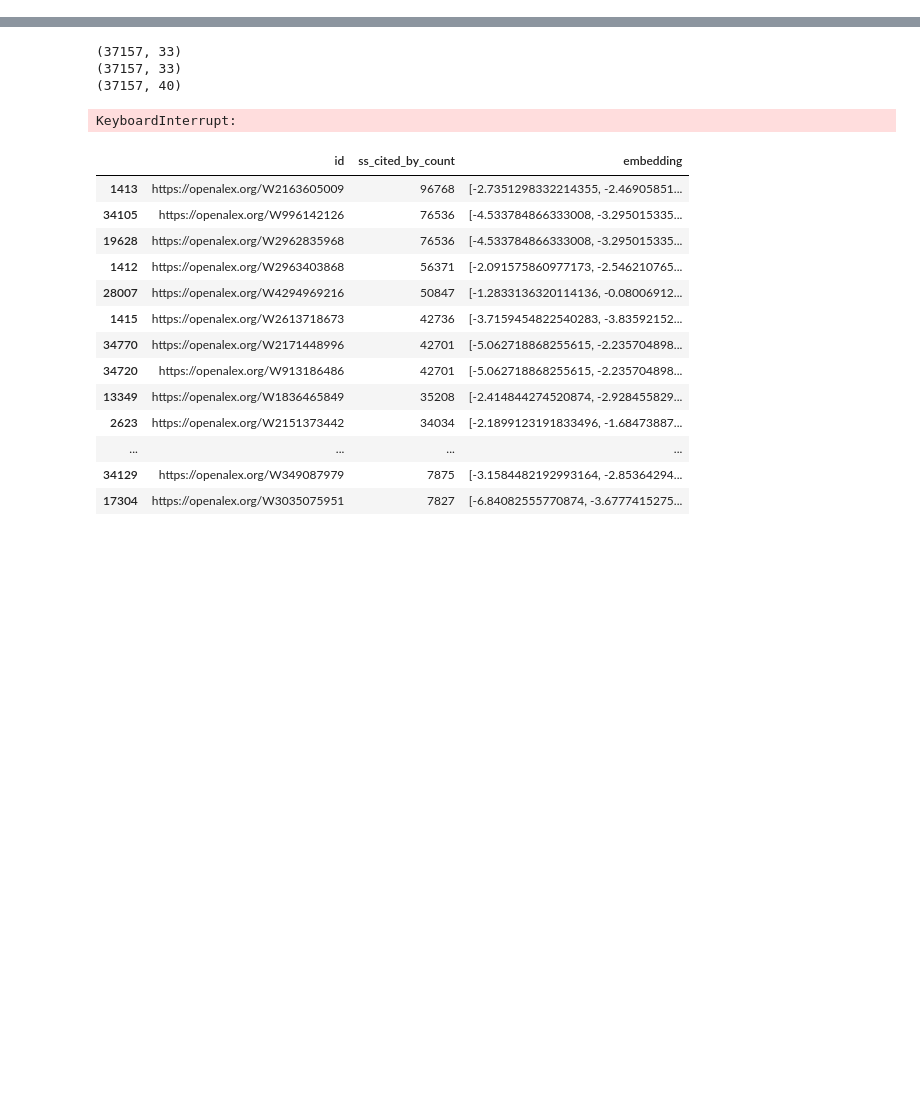
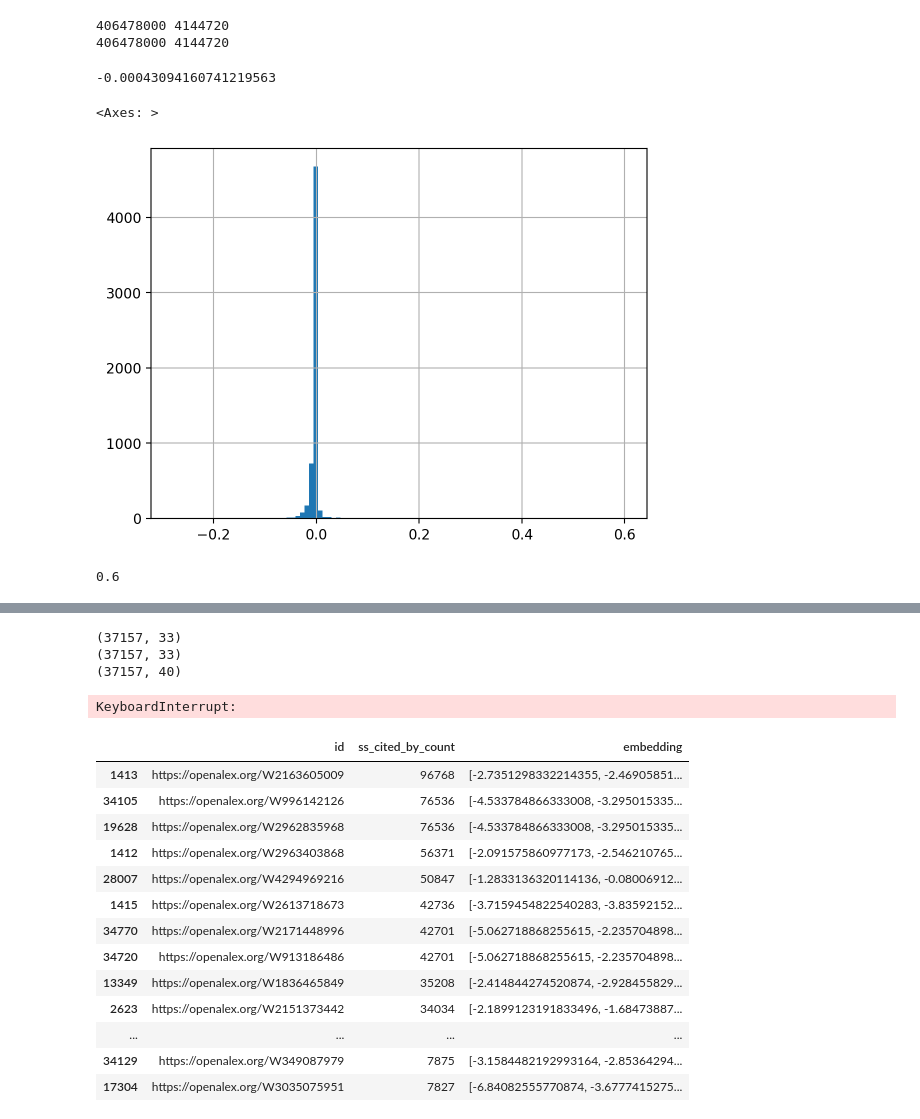
Before and after one commit to patrickmineault/neuroai-tree, a Jupyter notebook: scripts/View Influence Over Time.ipynb, the cells around one changed output, grey strips where cells are left out. Drawn from its saved outputs; the diff is of its cells as text; code cells hidden in the pictures; blank space fills up the shorter version.

```diff
--- a/scripts/View Influence Over Time.ipynb
+++ b/scripts/View Influence Over Time.ipynb
@@ -6,0 +39,79 @@ import matplotlib.pyplot as plt
+# %%
+# Cross-reference everything.
+print(sum([len(x) for x in ancestors]), sum([len(x) for x in children]))
+for key, value in children.items():
+    for child in value:
+        ancestors[child].add(key)
+
+for key, value in ancestors.items():
+    for ancestor in value:
+        children[ancestor].add(key)
+
+print(sum([len(x) for x in ancestors]), sum([len(x) for x in children]))
+# %% [output]
+406478000 4144720
+406478000 4144720
+# %%
+# Compare the results of the CD index calculation with those from
+# the official CD index implementation from PyPI
+# https://pypi.org/project/cd-index/
+
+import cdindex
+import datetime
+
+focus = "f018a49848ebd7a87c054634cdf9c4b67c89cbbf"
+
+# Build up the graph enough to calculate the CD index.
+# We need only the parents and children of the focus paper and the children of the parents.
+pyvertices = [{"name": focus, "time": citation_graph['dates'][focus]}]
+pyedges = []
+
+for child in citation_graph['children'][focus]:
+    if child is None:
+        continue
+    pyvertices.append({"name": child, "time": citation_graph['dates'][child]})
+    pyedges.append({"source": focus, "target": child})
+
+for parent in citation_graph['ancestors'][focus]:
+    if parent is None:
+        continue
+    pyvertices.append({"name": parent, "time": citation_graph['dates'][parent]})
+    pyedges.append({"source": parent, "target": focus})
+    for child in citation_graph['children'][parent]:
+        if child is None:
+            continue
+        pyvertices.append({"name": child, "time": citation_graph['dates'][child]})
+        if child != focus:
+            pyedges.append({"source": parent, "target": child})
+
+graph = cdindex.Graph()
+# add vertices
+duplicates = 0
+for vertex in pyvertices:
+    try:
+        graph.add_vertex(vertex["name"], cdindex.timestamp_from_datetime(vertex["time"]))
+    except ValueError:
+        duplicates += 1
+        continue
+
+# add edges
+for edge in pyedges:
+    try:
+        graph.add_edge(edge["target"], edge["source"])
+    except ValueError:
+        print(edge["source"], edge["target"])
+        continue
+
+the_cd_index = graph.cdindex(focus, int(datetime.timedelta(days=365 * 5+10).total_seconds()))
+the_cd_index
+# %% [output]
+-0.00043094160741219563
+# %%
+df_cd_index[df_cd_index.cd_index < 1.0].cd_index.hist(bins=100)
+# %% [output]
+<Axes: >
+[figure, added]
+# %%
+df_cd_index[df_cd_index.n_k > 0].cd_index.max()
+# %% [output]
+0.6
```
Also changed, not shown: parts of 41 cells of this notebook, 4 other files.
